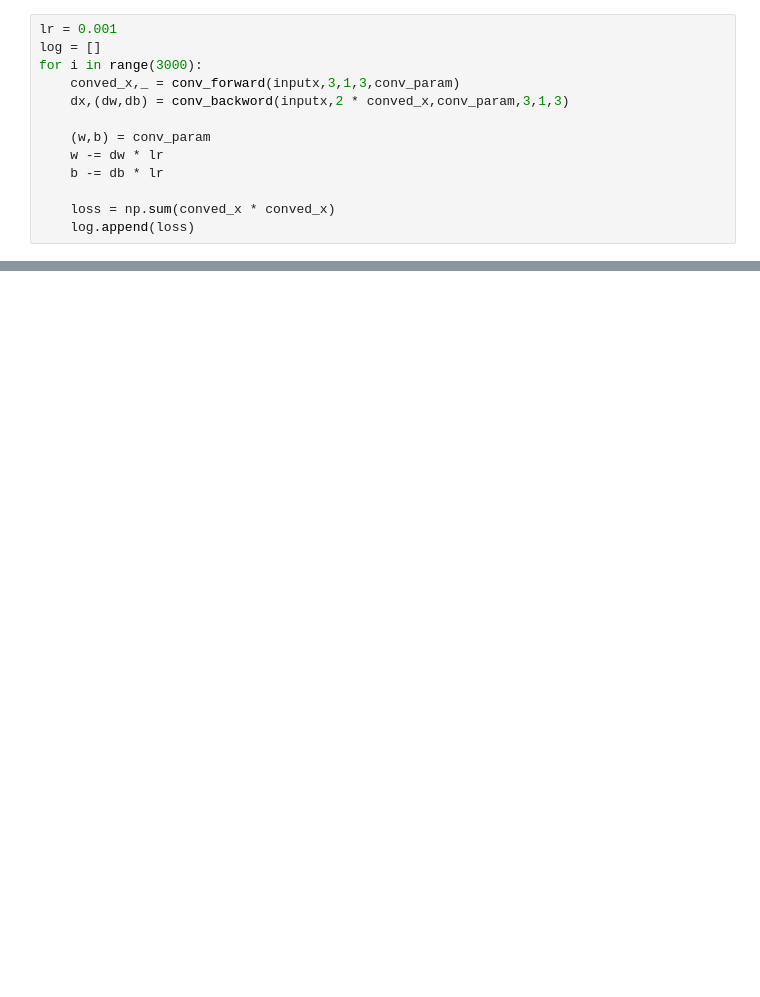
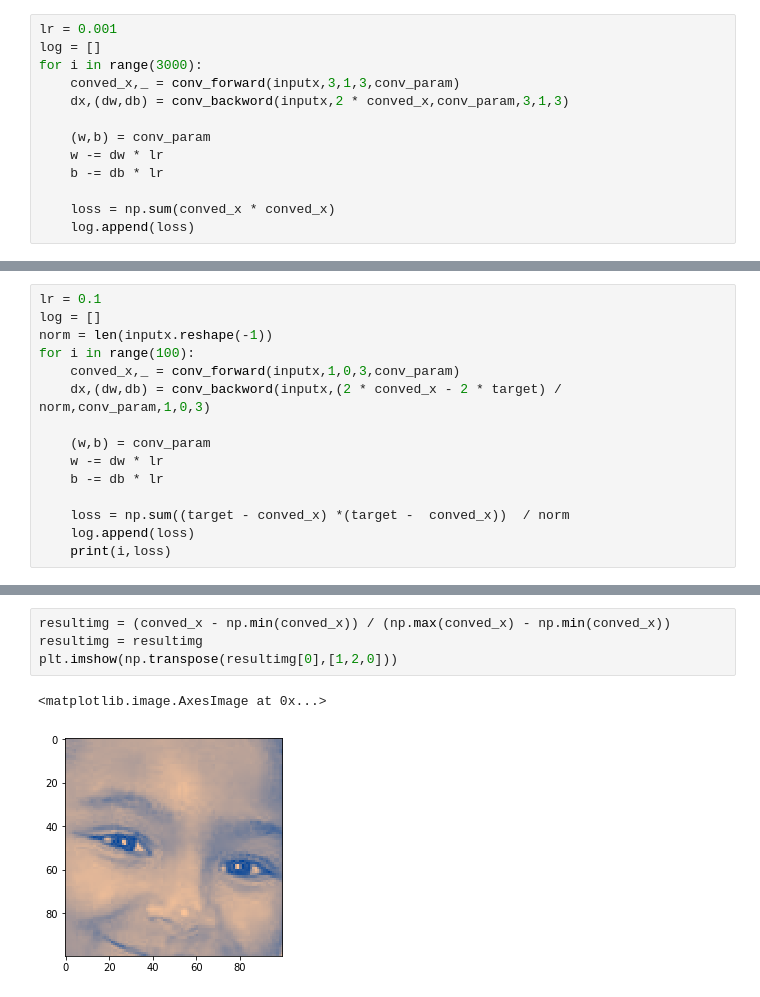
Before and after one commit to jungan21/Lesson1_simple_face, a Jupyter notebook: CNN/SGD_CNN_Numpy.ipynb, the cells around one changed output, grey strips where cells are left out. Drawn from its saved outputs; the diff is of its cells as text; blank space fills up the shorter version.

```diff
--- a/CNN/SGD_CNN_Numpy.ipynb
+++ b/CNN/SGD_CNN_Numpy.ipynb
@@ -89,0 +202,15 @@ pd.DataFrame(log[:40]).plot()
+# %%
+lr = 0.1
+log = []
+norm = len(inputx.reshape(-1))
+for i in range(100):
+    conved_x,_ = conv_forward(inputx,1,0,3,conv_param)
+    dx,(dw,db) = conv_backword(inputx,(2 * conved_x - 2 * target) / norm,conv_param,1,0,3)
+
+    (w,b) = conv_param
+    w -= dw * lr
+    b -= db * lr
+
+    loss = np.sum((target - conved_x) *(target -  conved_x))  / norm
+    log.append(loss)
+    print(i,loss)
@@ -89,0 +235,7 @@ pd.DataFrame(log[:40]).plot()
+# %%
+resultimg = (conved_x - np.min(conved_x)) / (np.max(conved_x) - np.min(conved_x))
+resultimg = resultimg
+plt.imshow(np.transpose(resultimg[0],[1,2,0]))
+# %% [output]
+<matplotlib.image.AxesImage at 0x...>
+[figure, added]
```
Also changed, not shown: parts of 23 cells of this notebook.
